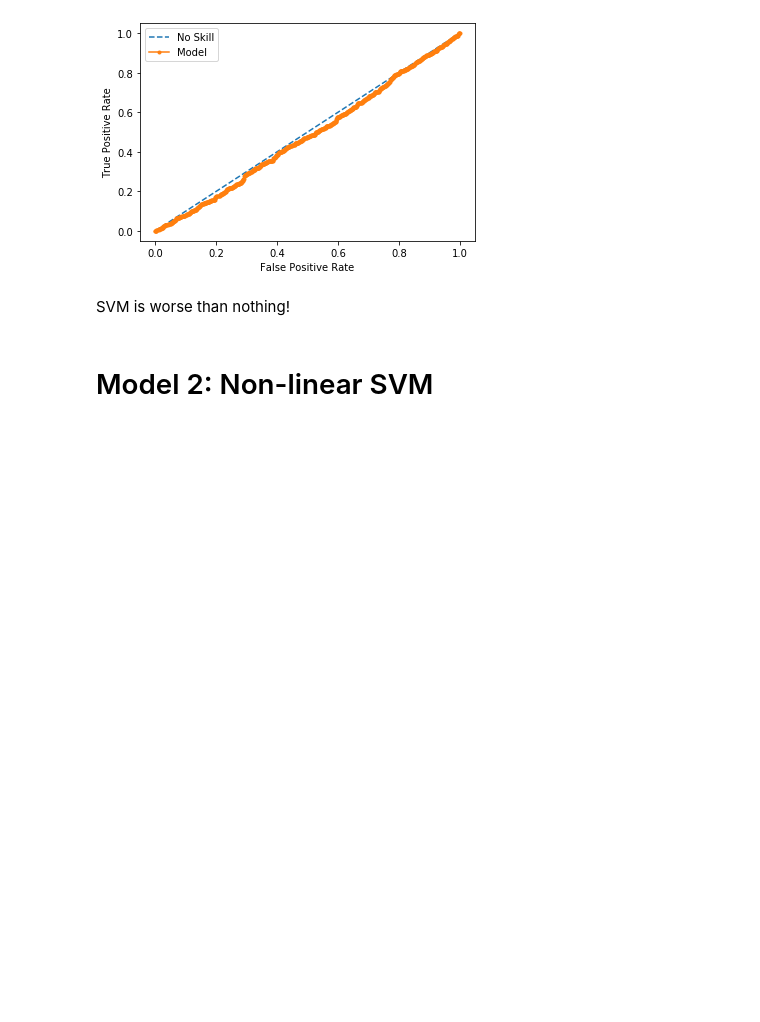
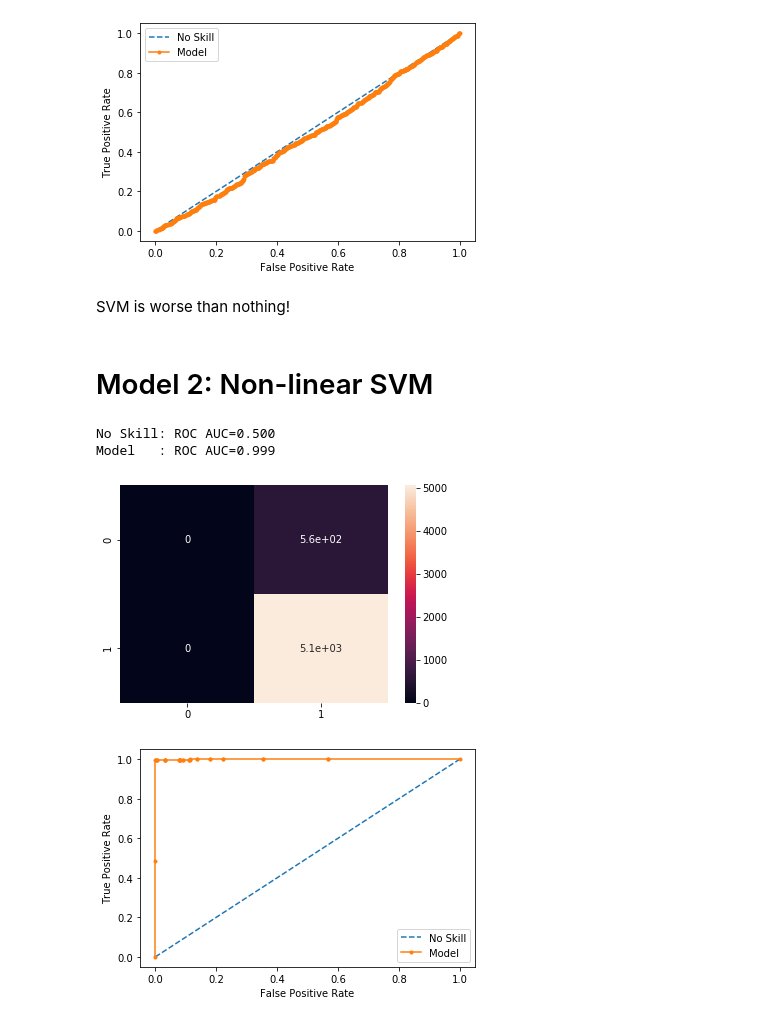
Before and after one commit to MarshallKrakauer/MovePrediction, a Jupyter notebook: ChessPrediction.ipynb, the cells around one changed output. Cells and saved outputs as stored; diff of their text form; code cells hidden in the pictures; blank space fills up the shorter version.

```diff
--- a/ChessPrediction.ipynb
+++ b/ChessPrediction.ipynb
@@ -178,10 +178,16 @@ Next piece will remain commented out. Don't need to scale binary variables. But
 # scaler.fit(X_train)
 # X_train = scaler.transform(X_train)
 # X_test = scaler.transform(X_test)
-# %%
-def get_predictions()
+# %%
+def get_predictions(model, X_train, y_train, X_test):
+    model.fit(X_train, y_train)
+    y_pred_class = model.predict(X_test)
+    y_pred_prob = model.predict_proba(X_test)
+    y_pred_prob = [elem[1] for elem in y_pred_prob]
+
+    return y_pred_class, y_pred_prob
 # %%
-def analyze_accuracy(y_test, y_pred_prob):
+def analyze_accuracy(y_test, y_pred_prob, y_pred_class):
     naive_pred = [1 for i in range(len(y_pred_class))]
 
     ns_auc = roc_auc_score(y_test, naive_pred)
@@ -221,3 +228,11 @@ SVM is worse than nothing!
 # Model 2: Non-linear SVM
 # %%
 kernel_svc = SVC(kernel='rbf', gamma = 'auto', random_state=0, probability = True)
+y_pred_class_rbf, y_pred_prob_rbf = get_predictions(kernel_svc, X_train, y_train, X_test)
+# %%
+analyze_accuracy(y_test, y_pred_prob_rbf, y_pred_class_rbf)
+# %% [output]
+No Skill: ROC AUC=0.500
+Model   : ROC AUC=0.999
+[figure, added]
+[figure, added]
```
Also changed, not shown: parts of 16 cells of this notebook.
